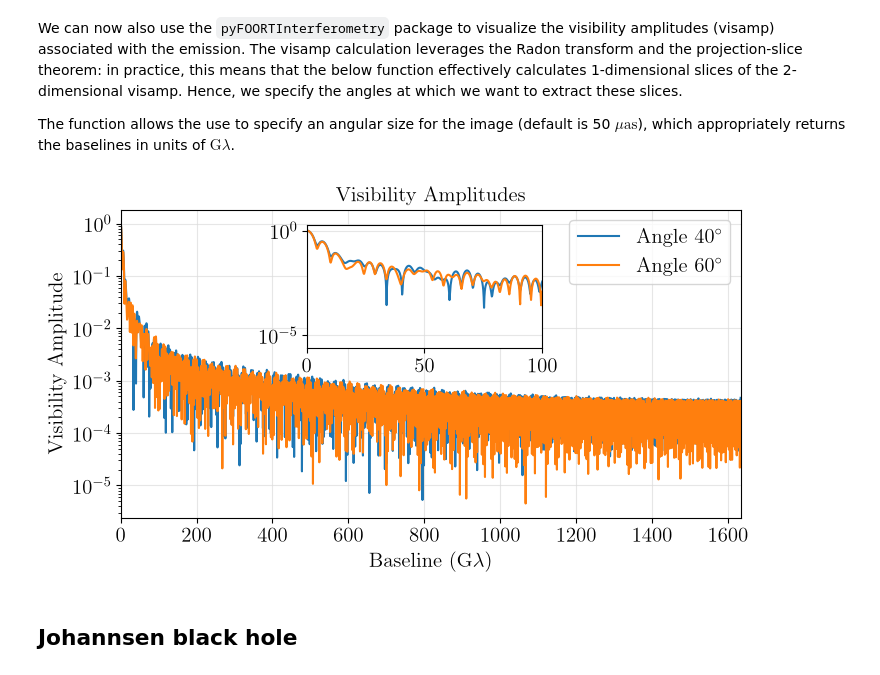
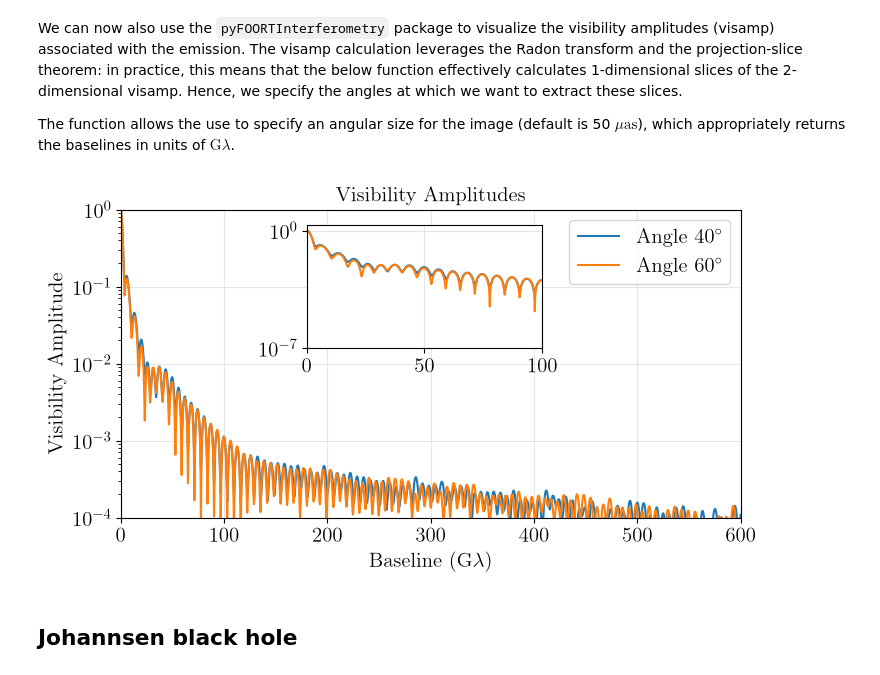
Before and after one commit to drmayerson/FOORT, a Jupyter notebook: PostProc/ExampleNotebook.ipynb, the cells around one changed output. Cells and saved outputs as stored; diff of their text form; code cells hidden in the pictures.

```diff
--- a/PostProc/ExampleNotebook.ipynb
+++ b/PostProc/ExampleNotebook.ipynb
@@ -50,37 +50,43 @@ Hence, we specify the angles at which we want to extract these slices.
 
 The function allows the use to specify an angular size for the image (default is 50 $\mu\text{as}$), which appropriately returns the baselines in units of $\text{G}\lambda$.
 # %%
-visamps_Kerr, baselines_Kerr, _ = pfi.FOORTToVisAmp("../FOORT/Output/KerrExample", NrFiles=2, Angles = [40,60], Verbose=False)
+micro_as = 1e-6 * np.pi / (180. * 3600.)  # micro-arcseconds in radians
+visamps_Kerr, baselines_Kerr, _ = pfi.FOORTToVisAmp("../FOORT/Output/KerrExample",
+                                                    NrFiles=2, Angles = [40,60],
+                                                    AngularSize = 100. * micro_as,
+                                                    Verbose=False)
 # %%
 fig, ax = plt.subplots(figsize=(8, 4))
 
 # plot visibility amplitudes for two angles
 ax.plot(baselines_Kerr, visamps_Kerr[0], label=r"Angle $40^\circ$")
 ax.plot(baselines_Kerr, visamps_Kerr[1], label=r"Angle $60^\circ$")
 
 # axes
 ax.set_xlim(left=0, right=np.max(baselines_Kerr))
 ax.set_yscale("log")
 
 # create an inset axes for zoomed-in view
 axins = ax.inset_axes([0.3, 0.55, 0.38, 0.4])  # [left, bottom, width, height], in axes fraction
 axins.plot(baselines_Kerr, visamps_Kerr[0], label=r"Angle $40^\circ$")
 axins.plot(baselines_Kerr, visamps_Kerr[1], label=r"Angle $60^\circ$")
 
 # decorations
 ax.legend()
 ax.set_xlabel(r"Baseline (G$\lambda$)")
 ax.set_ylabel("Visibility Amplitude")
 ax.set_title("Visibility Amplitudes")
 ax.grid(alpha=0.7, color='gainsboro')
+ax.set_xlim(0,600)
+ax.set_ylim(1e-4, 1e0)
 
 axins.set_yscale("log")
 axins.set_xlim(0, 100)  # zoom in on the first 100
 axins.grid(alpha=0.7, color='gainsboro')
 
 plt.show()
 # %% [output]
-[figure, old version]
+[figure, new version]
 # %% [markdown]
 ## Johannsen black hole
 # %% [markdown]
```
Also changed, not shown: parts of 5 cells of this notebook, 4 other files.
